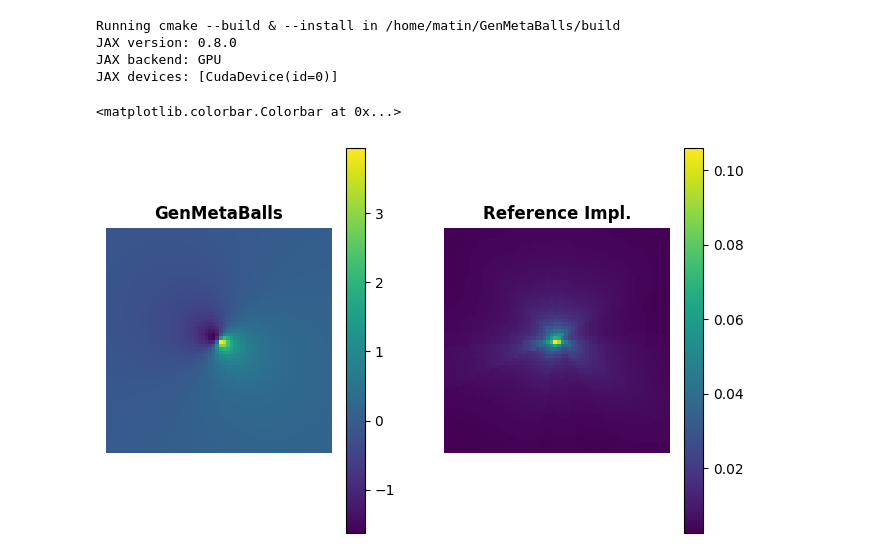
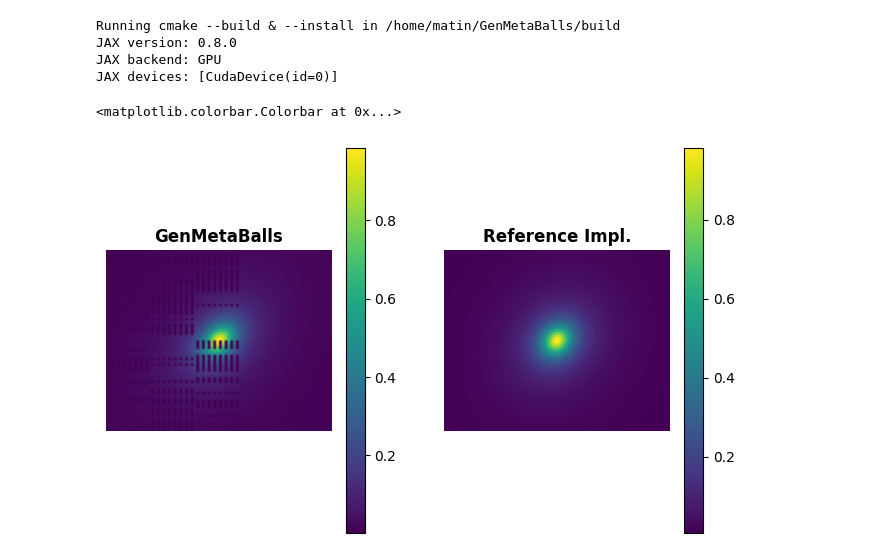
Before and after one commit to probcomp/GenMetaBalls, a Jupyter notebook: notebooks/debug.ipynb, the cells around one changed output. Cells and saved outputs as stored; diff of their text form; code cells hidden in the pictures.

```diff
--- a/notebooks/debug.ipynb
+++ b/notebooks/debug.ipynb
@@ -105,0 +60,5 @@ def cov_to_isostds_and_quaternion(cov):
+# %%
+mean = jnp.array([0., 0, -1])
+extent = jnp.array([8.0, 4, 1])
+# XXX what is rot exactly?
+rot = Rot.from_euler('ZYX', jnp.array([jnp.pi/4, 0, 0]))
@@ -106,34 +77,29 @@ def cov_to_isostds_and_quaternion(cov):
+# %%
+# GenMetaballs
+camera = Intrinsics(fx=focal_length, fy=focal_length, cx=cx, cy=cy, width=width, height=height)
+campose = geometry.Pose()
+
+fmb = FMB(Pose.from_components(Rotation.from_quat(*rot.as_quat()), Vec3D(*mean)), *extent)
+scene = make_fmb_scene_from_values([fmb], list(log_weights), device="gpu")
+
+confidence = ZeroParameterConfidence()
+blender = ThreeParameterBlender(beta1=beta3, beta2=beta2, eta=1.0)
+image = render_fmbs(scene, blender, confidence, camera, campose)
+
+img_view = image.as_view()
+gmb_depth = img_view.depth.as_jax()
+gmb_alpha = img_view.confidence.as_jax()
 # %%
-fmbs = []
-for i in range(NUM_MIXTURE):
-    stds, quat = cov_to_isostds_and_quaternion(jnp.linalg.inv(precs[i]))
-    pose = Pose.from_components(Rotation.from_quat(*quat), Vec3D(*means[i]))
-    fmbs.append(FMB(pose, *stds))
-
-scene = make_fmb_scene_from_values(fmbs, list(log_weights), device="gpu")
-
-
-confidence = ZeroParameterConfidence()
-blender = ThreeParameterBlender(beta1=beta3, beta2=beta2, eta=1.0)
-
-camera = Intrinsics(fx=focal_length, fy=focal_length, cx=cx, cy=cy, width=width, height=height)
-pose = geometry.Pose()
-image = render_fmbs(scene, blender, confidence, camera, pose)
-img_view = image.as_view()
-
-depth_image = img_view.depth.as_jax()
-confidence = img_view.confidence.as_jax()
-
 fig, (ax0, ax1) = plt.subplots(1, 2, figsize=(8, 5))
-im0 = ax0.imshow(depth_image)
+im0 = ax0.imshow(gmb_depth)
 ax0.set_title("GenMetaBalls", fontsize=12, fontweight="bold")
 ax0.axis("off")
 plt.colorbar(im0, ax=ax0)
 
 ax1.set_title("Reference Impl.", fontsize=12, fontweight="bold")
-im1 = ax1.imshow(est_depth.reshape(image_size))
+im1 = ax1.imshow(ref_depth.reshape(image_size))
 ax1.axis("off")
 plt.colorbar(im1, ax=ax1)
 # %% [output]
 <matplotlib.colorbar.Colorbar at 0x...>
-[figure, old version]
+[figure, new version]
```
Also changed, not shown: parts of 7 cells of this notebook, 4 other files.
